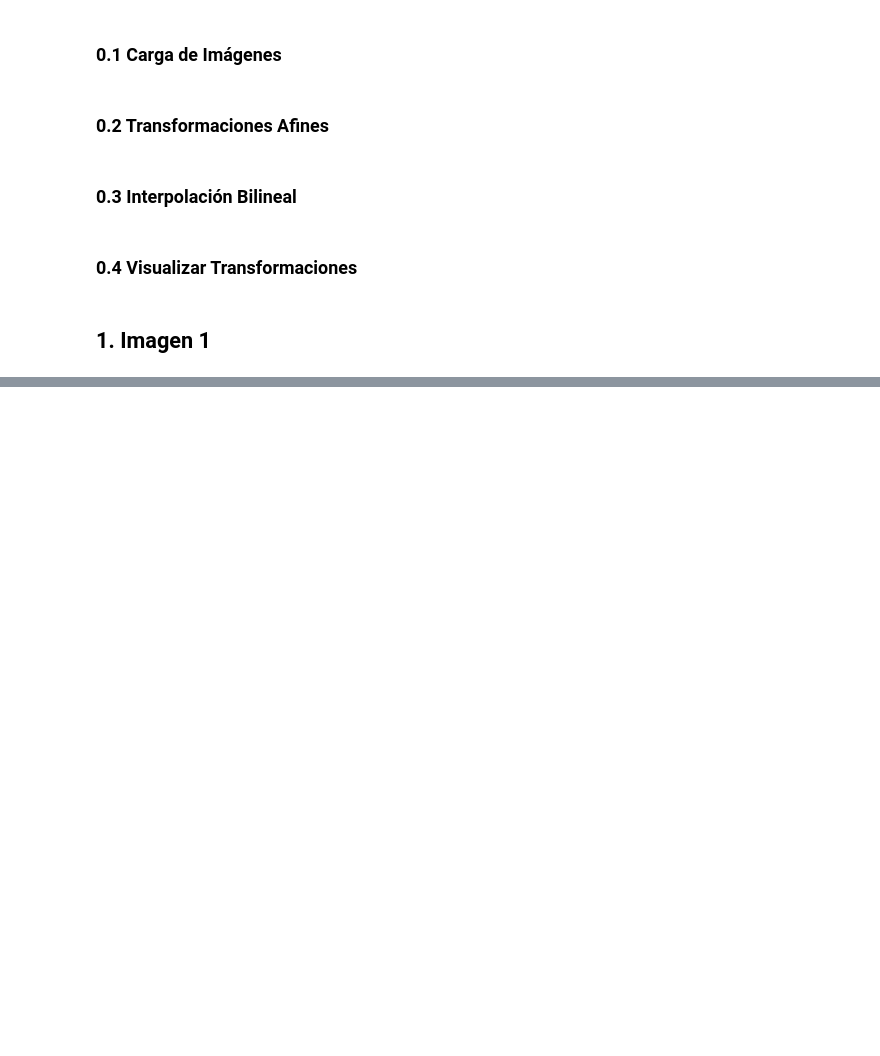
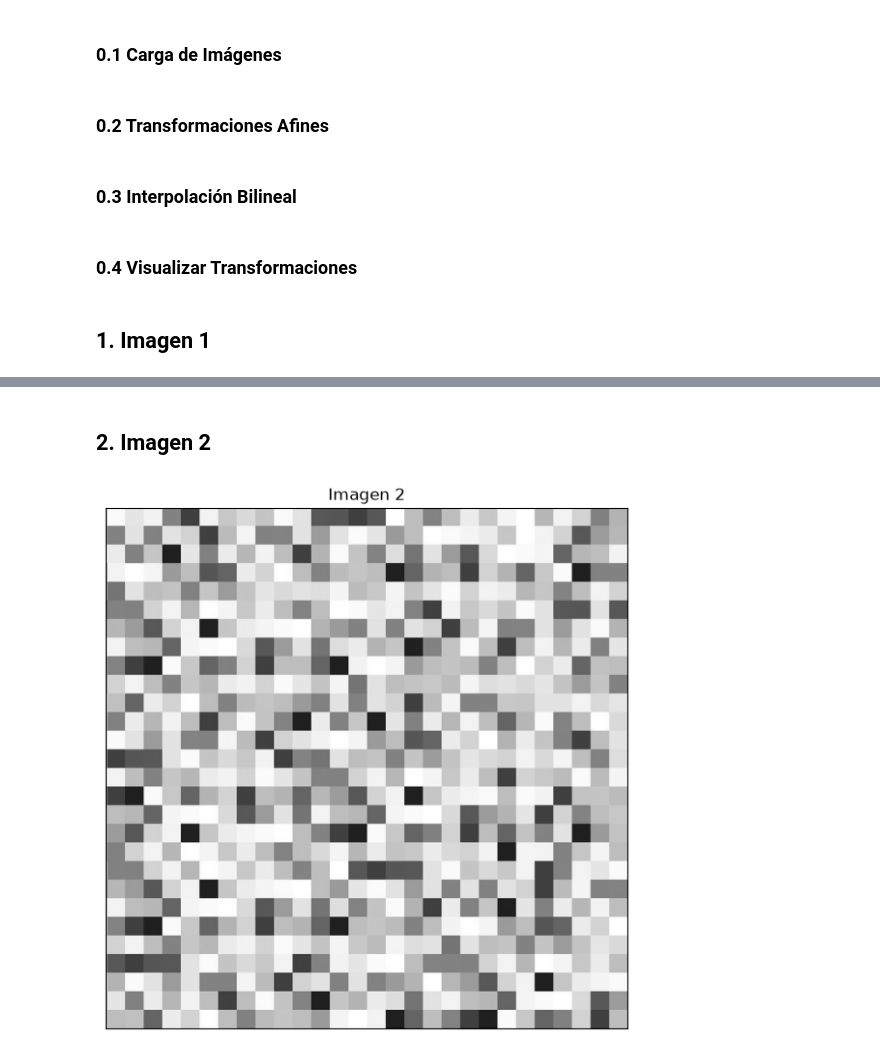
Before and after one commit to alexisuaguilaru/ProcDigImg, a Jupyter notebook: Proy03/proyecto.ipynb, the cells around one changed output, grey strips where cells are left out. Cells and saved outputs as stored; diff of their text form; code cells hidden in the pictures; blank space fills up the shorter version.

```diff
--- a/Proy03/proyecto.ipynb
+++ b/Proy03/proyecto.ipynb
@@ -511,0 +603,9 @@ plt.imshow(image_result, "gray")
+# %% [markdown]
+## 2. Imagen 2
+# %%
+image_2 = images[1]
+filename_2 = filenames[1]
+
+initial_description(image_2, filename_2);
+# %% [output]
+[figure, added]
```
Also changed, not shown: parts of 21 cells of this notebook, 18 other files.
